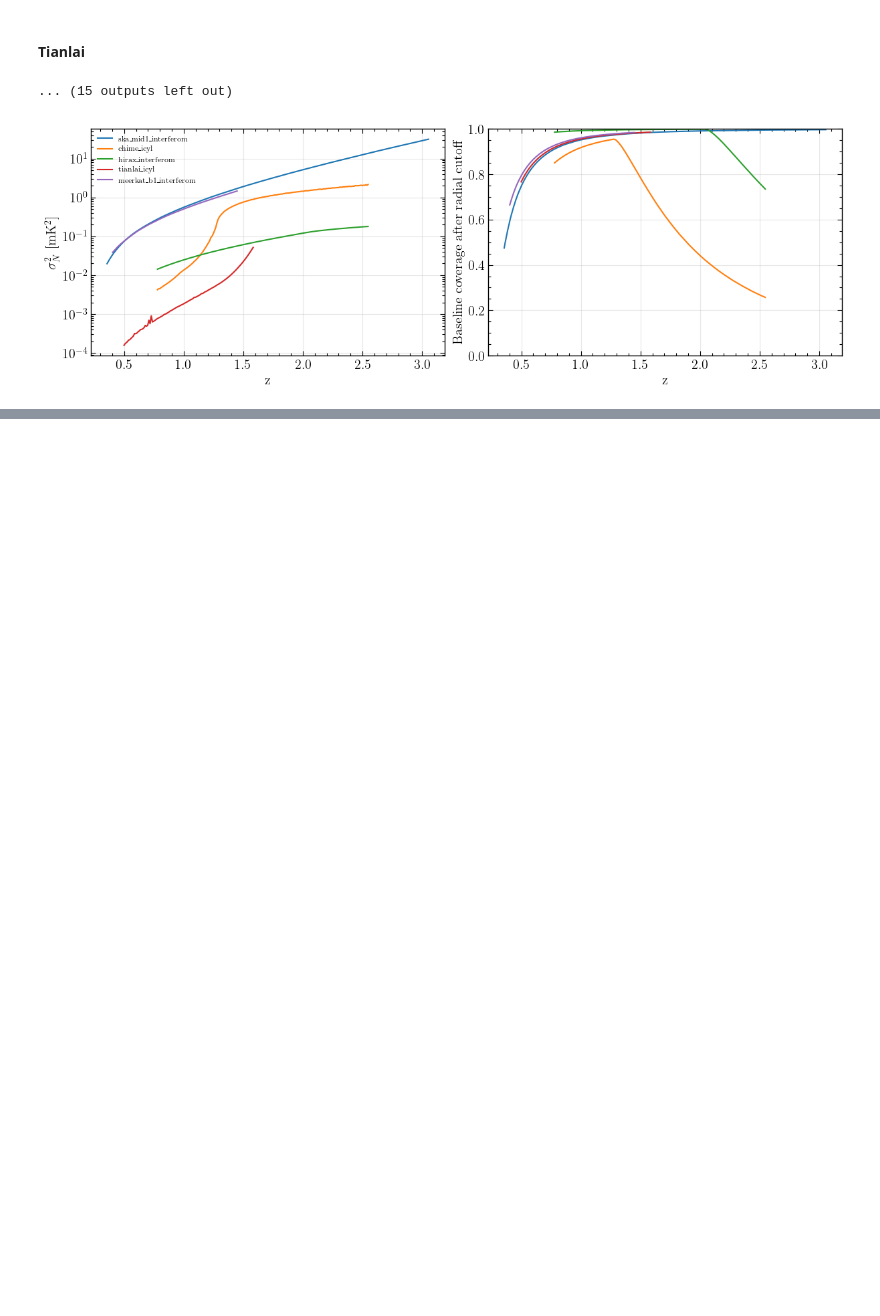
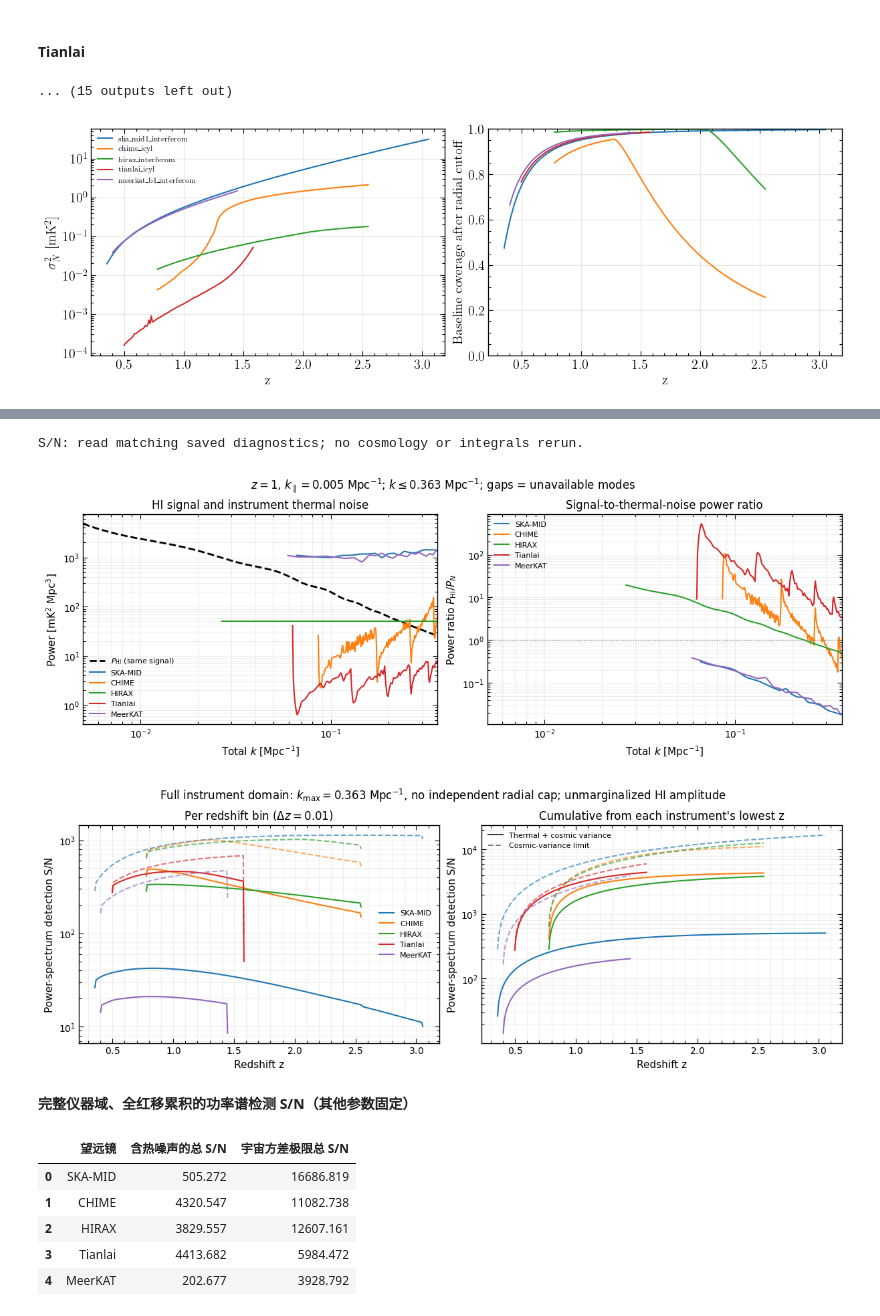
Before and after one commit to lhkpai/Probing-Primordial-non-Gaussianity-from-Reconstructing-21cm-Intensity-Mapping, a Jupyter notebook: 9.16/9.16-interferometer-telescopes.ipynb, the cells around one changed output, grey strips where cells are left out. Cells and saved outputs as stored; diff of their text form; code cells hidden in the pictures; blank space fills up the shorter version.

```diff
--- a/9.16/9.16-interferometer-telescopes.ipynb
+++ b/9.16/9.16-interferometer-telescopes.ipynb
@@ -314,3 +356,31 @@ fig = plot_results(results, cfg.output_dir)
+# %%
+import plot_snr_916
+import matplotlib.pyplot as plt
+importlib.reload(plot_snr_916)
+
+fig_snr_power, fig_snr_z, snr_totals = plot_snr_916.plot_snr(
+    cfg, SURVEYS, z_ref=1.0, reuse_saved=True,
+)
+display(fig_snr_power, fig_snr_z)
+plt.close(fig_snr_power)
+plt.close(fig_snr_z)
+display(Markdown("**完整仪器域、全红移累积的功率谱检测 S/N（其他参数固定）**"))
+with pd.option_context("display.float_format", "{:.3f}".format):
+    display(snr_totals.assign(telescope=snr_totals.telescope.replace(plot_snr_916.LABELS)).rename(
+        columns={"telescope": "望远镜", "snr_total": "含热噪声的总 S/N",
+                 "snr_cv_limit_total": "宇宙方差极限总 S/N"},
+    ))
+# %% [output]
+S/N: read matching saved diagnostics; no cosmology or integrals rerun.
+[figure, added]
+[figure, added]
+**完整仪器域、全红移累积的功率谱检测 S/N（其他参数固定）**
+|  | 望远镜 | 含热噪声的总 S/N | 宇宙方差极限总 S/N |
+| 0 | SKA-MID | 505.272 | 16686.819 |
+| 1 | CHIME | 4320.547 | 11082.738 |
+| 2 | HIRAX | 3829.557 | 12607.161 |
+| 3 | Tianlai | 4413.682 | 5984.472 |
+| 4 | MeerKAT | 202.677 | 3928.792 |
 # %% [markdown]
 ## 输出说明
 
```
Also changed, not shown: parts of 9 cells of this notebook, 36 other files.
